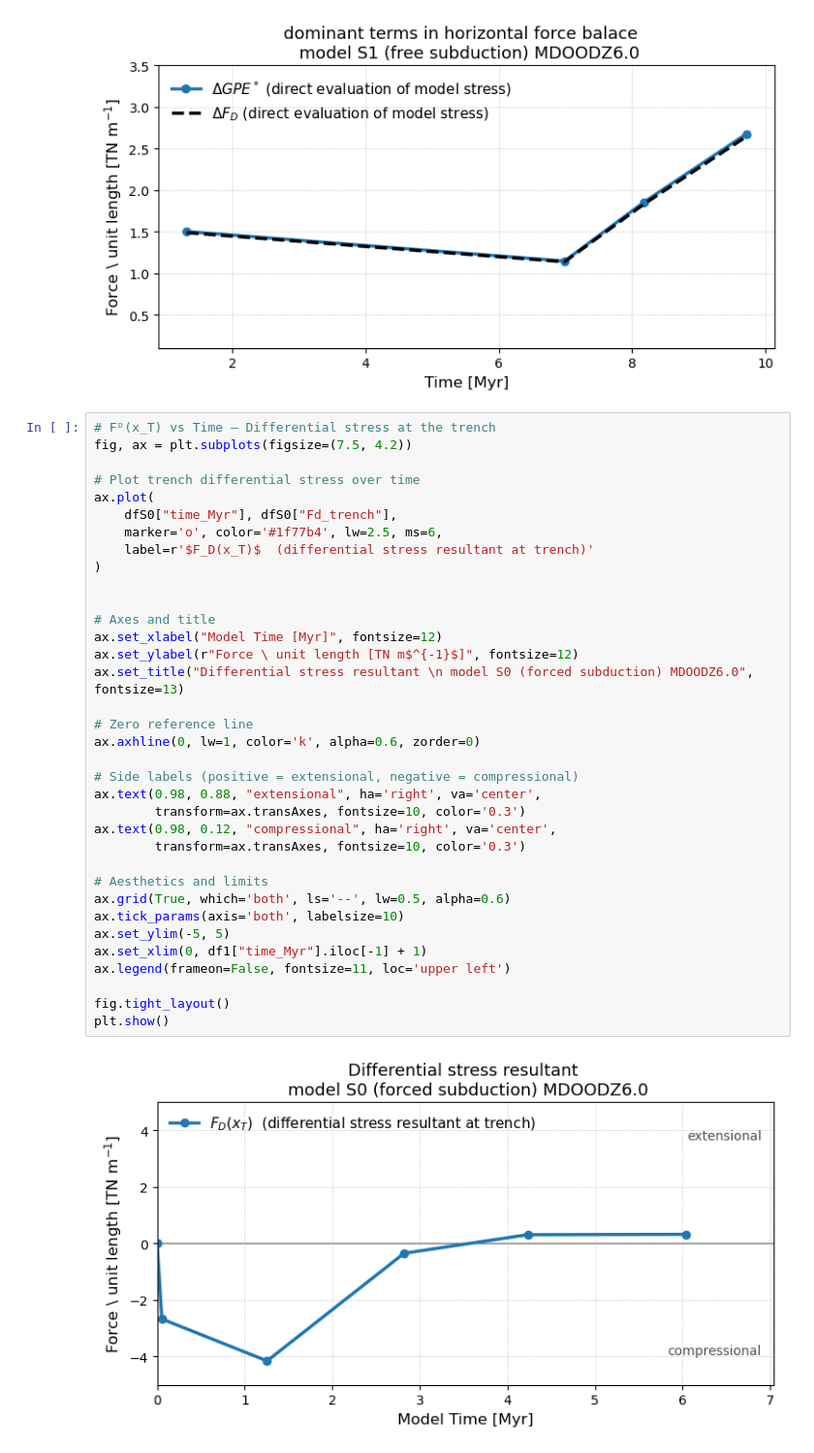
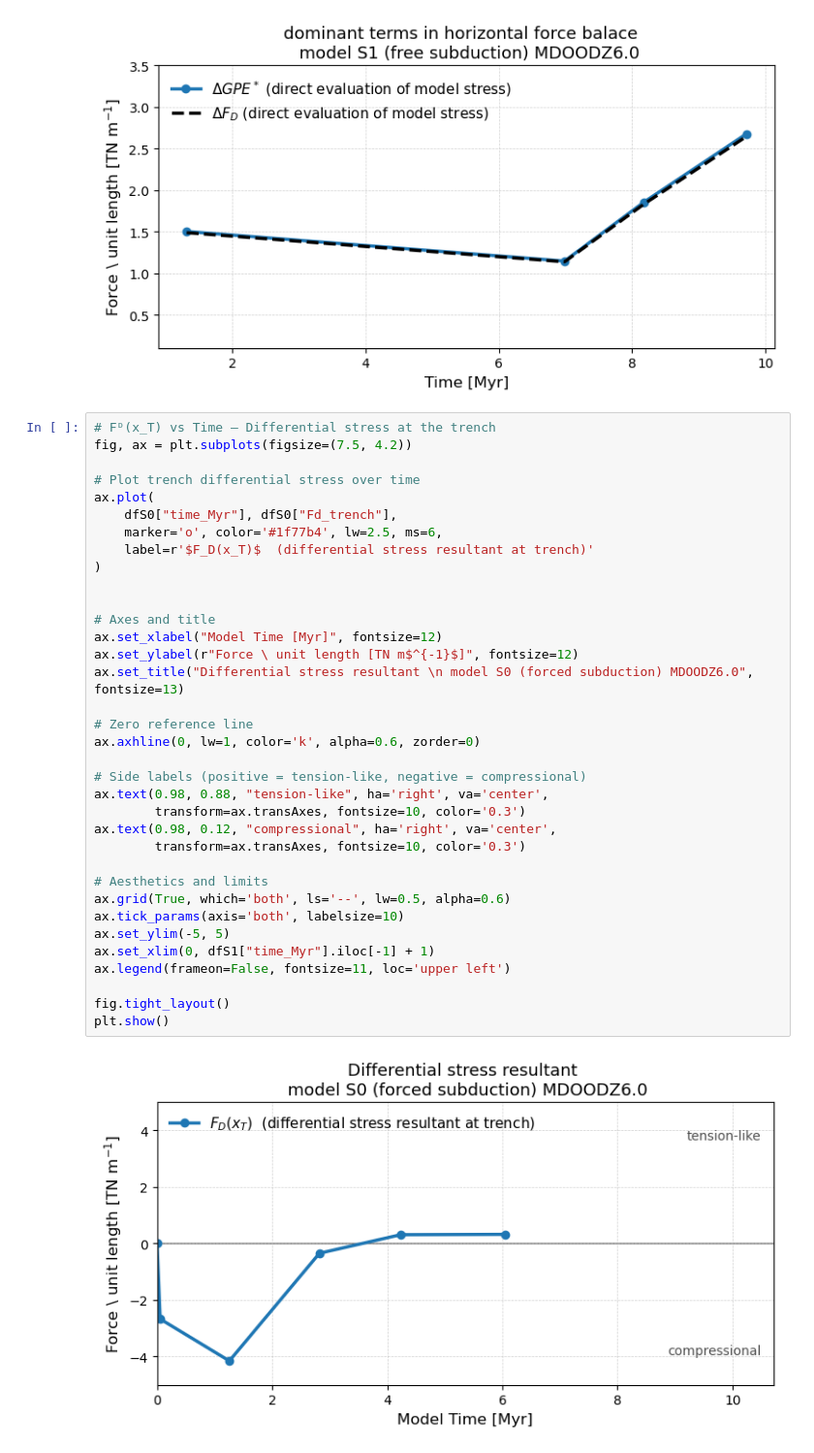
Before and after one commit to dansand/trench_pull_force, a Jupyter notebook: model_analysis/run_temporal_analysis.ipynb, the cells around one changed output. Shown at 97% size. Cells and saved outputs as stored; diff of their text form.

```diff
--- a/model_analysis/run_temporal_analysis.ipynb
+++ b/model_analysis/run_temporal_analysis.ipynb
@@ -395,37 +395,37 @@ fig, ax = plt.subplots(figsize=(7.5, 4.2))
 
 # Plot trench differential stress over time
 ax.plot(
     dfS0["time_Myr"], dfS0["Fd_trench"],
     marker='o', color='#1f77b4', lw=2.5, ms=6,
     label=r'$F_D(x_T)$  (differential stress resultant at trench)'
 )
 
 
 # Axes and title
 ax.set_xlabel("Model Time [Myr]", fontsize=12)
 ax.set_ylabel(r"Force \ unit length [TN m$^{-1}$]", fontsize=12)
 ax.set_title("Differential stress resultant \n model S0 (forced subduction) MDOODZ6.0", fontsize=13)
 
 # Zero reference line
 ax.axhline(0, lw=1, color='k', alpha=0.6, zorder=0)
 
-# Side labels (positive = extensional, negative = compressional)
-ax.text(0.98, 0.88, "extensional", ha='right', va='center',
+# Side labels (positive = tension-like, negative = compressional)
+ax.text(0.98, 0.88, "tension-like", ha='right', va='center',
         transform=ax.transAxes, fontsize=10, color='0.3')
 ax.text(0.98, 0.12, "compressional", ha='right', va='center',
         transform=ax.transAxes, fontsize=10, color='0.3')
 
 # Aesthetics and limits
 ax.grid(True, which='both', ls='--', lw=0.5, alpha=0.6)
 ax.tick_params(axis='both', labelsize=10)
 ax.set_ylim(-5, 5)
-ax.set_xlim(0, df1["time_Myr"].iloc[-1] + 1)
+ax.set_xlim(0, dfS1["time_Myr"].iloc[-1] + 1)
 ax.legend(frameon=False, fontsize=11, loc='upper left')
 
 fig.tight_layout()
 plt.show()
 # %% [output]
-[figure, old version]
+[figure, new version]
 # %%
 #Fᴰ(x_T) vs Time — Differential stress at the trench
 fig, ax = plt.subplots(figsize=(7.5, 4.2))
```
Also changed, not shown: parts of 4 cells of this notebook, 2 other files.
